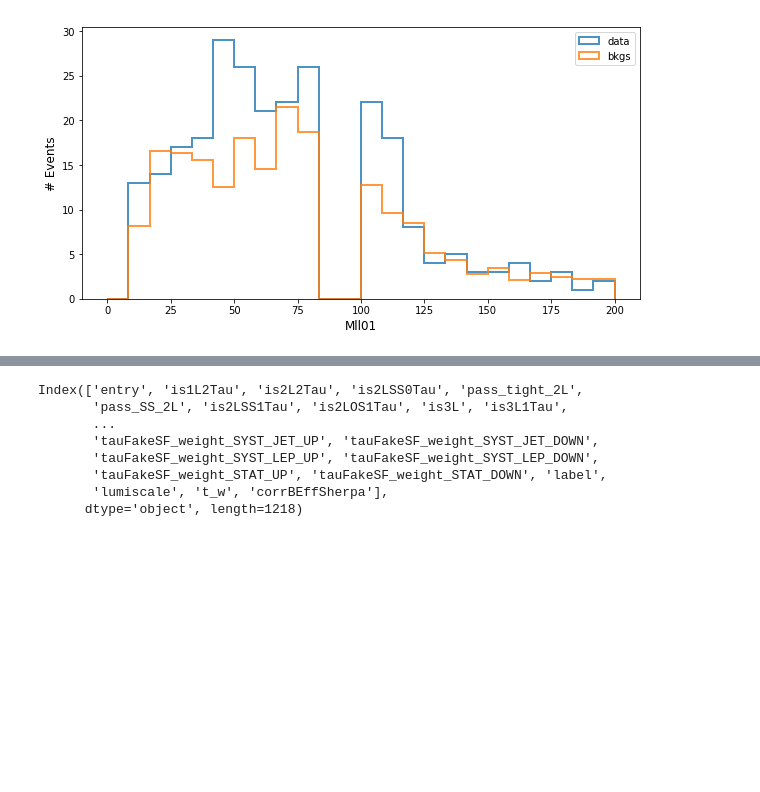
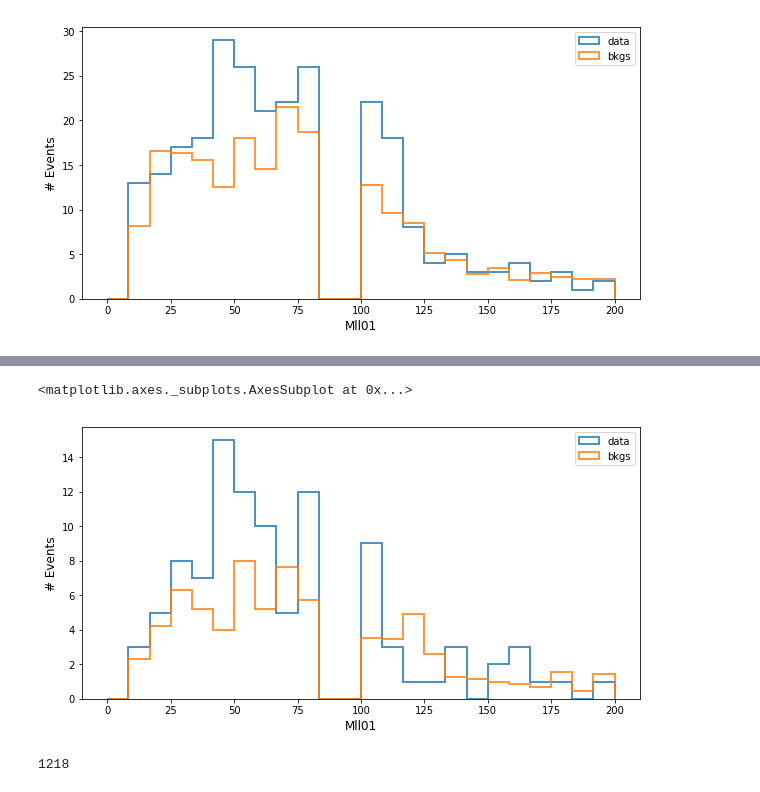
Before and after one commit to grevtsovkirill/trilep_res_anomaly_nn, a Jupyter notebook: display_effect.ipynb, the cells around one changed output, grey strips where cells are left out. Saved outputs shown, nothing was run; the diff lists cells and outputs as text; code cells hidden in the pictures; blank space fills up the shorter version.

```diff
--- a/display_effect.ipynb
+++ b/display_effect.ipynb
@@ -137,14 +137,12 @@ matplotlib.axes._subplots.AxesSubplot
+# %%
+ovr_slot(d_2,b_2)
+# %% [output]
+<matplotlib.axes._subplots.AxesSubplot at 0x...>
+[figure, added]
 # %%
 feature = bkg_set.columns
-feature
+feature.size
 # %% [output]
-Index(['entry', 'is1L2Tau', 'is2L2Tau', 'is2LSS0Tau', 'pass_tight_2L',
-       'pass_SS_2L', 'is2LSS1Tau', 'is2LOS1Tau', 'is3L', 'is3L1Tau',
-       ...
-       'tauFakeSF_weight_SYST_JET_UP', 'tauFakeSF_weight_SYST_JET_DOWN',
-       'tauFakeSF_weight_SYST_LEP_UP', 'tauFakeSF_weight_SYST_LEP_DOWN',
-       'tauFakeSF_weight_STAT_UP', 'tauFakeSF_weight_STAT_DOWN', 'label',
-       'lumiscale', 't_w', 'corrBEffSherpa'],
-      dtype='object', length=1218)
+1218
 # %%
 feature.str.find('UP')
```
Also changed, not shown: parts of 3 cells of this notebook.
